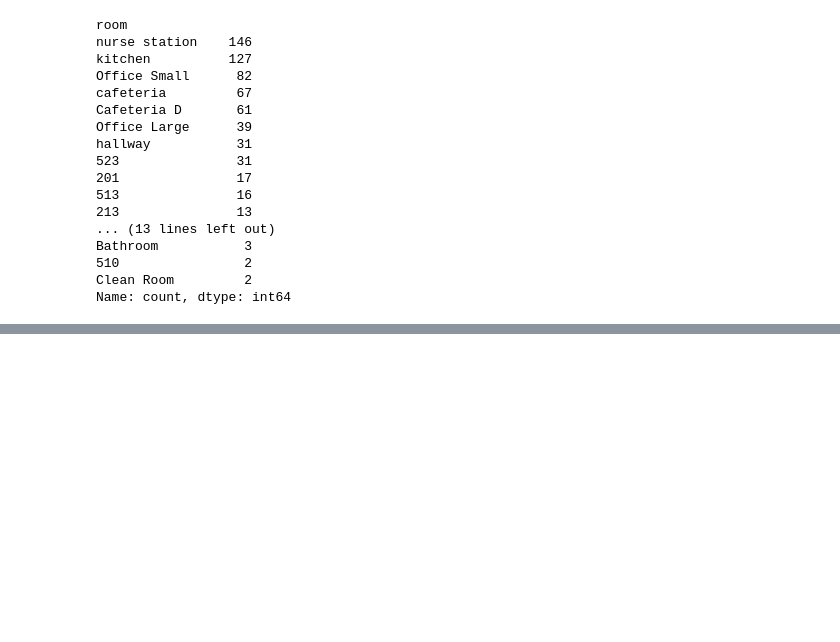
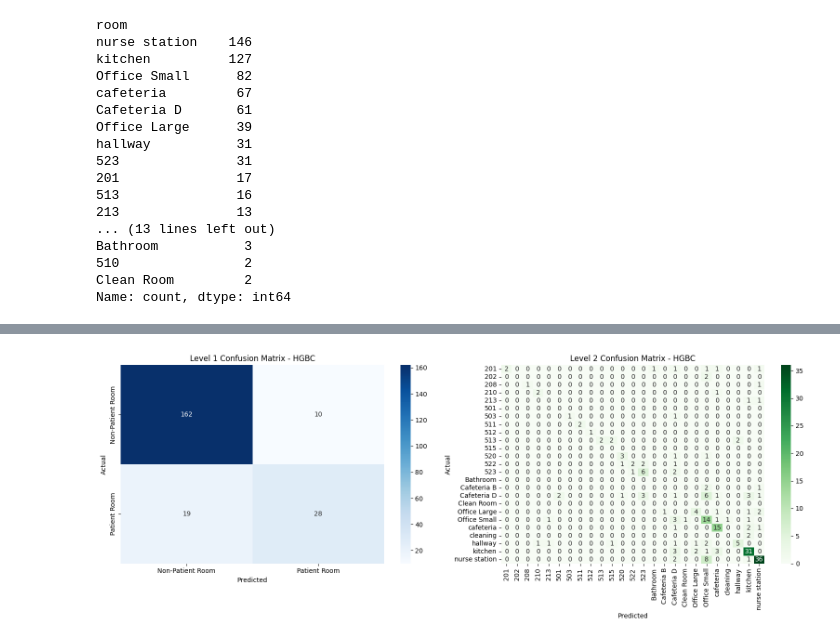
Before and after one commit to rakuzai/alcr-2026, a Jupyter notebook: code/notebook/main.ipynb, the cells around one changed output, grey strips where cells are left out. Saved outputs shown, nothing was run; the diff lists cells and outputs as text; code cells hidden in the pictures; blank space fills up the shorter version.

```diff
--- a/code/notebook/main.ipynb
+++ b/code/notebook/main.ipynb
@@ -467,0 +460,20 @@ results_df
+# %%
+# define hierarchy
+hierarchy = {
+    'Patient Room': ['201', '202', '208', '210', '213', '501', '503', '508', '510', '511', '512', '513', '515', '520', '522', '523'],
+    'Non-Patient Room': ['nurse station', 'kitchen', 'Office Small', 'Office Large', 'cafeteria', 'Cafeteria B', 'Cafeteria D', 'hallway', 'Bathroom', 'cleaning', 'Clean Room']
+}
+
+# create reverse mapping: room -> level1
+room_to_level1 = {}
+for level1, rooms in hierarchy.items():
+    for room in rooms:
+        room_to_level1[room] = level1
+
+print("Hierarchy mapping:")
+for level1, rooms in hierarchy.items():
+    print(f"\n{level1}:")
+    print(f"  {rooms}")
+
+print("\nRoom to Level1 mapping:")
+print(room_to_level1)
@@ -467,0 +618,65 @@ results_df
+# %%
+import matplotlib.pyplot as plt
+import seaborn as sns
+from sklearn.metrics import confusion_matrix
+
+# Pilih model terbaik (XGBoost untuk level 1, HGBC untuk level 2)
+best_model_name = "HGBC"
+
+# Train model terbaik
+clf_level1 = create_model(best_model_name)
+clf_level1.fit(X_train, y_l1_train)
+y_l1_pred = clf_level1.predict(X_test)
+
+# Level 2 classifiers
+clf_level2 = {}
+le_level2 = {}
+
+for level1_name in hierarchy.keys():
+    level1_idx = le_level1.transform([level1_name])[0]
+    mask_train = y_l1_train == level1_idx
+
+    if mask_train.sum() > 0:
+        le_level2[level1_name] = LabelEncoder()
+        y_subset = le_level2[level1_name].fit_transform(y_train[mask_train])
+
+        clf_level2[level1_name] = create_model(best_model_name)
+        clf_level2[level1_name].fit(X_train[mask_train], y_subset)
+
+# Hierarchical prediction for Level 2
+y_pred_rooms = []
+for i, level1_pred in enumerate(y_l1_pred):
+    level1_name = le_level1.inverse_transform([level1_pred])[0]
+    pred_encoded = clf_level2[level1_name].predict(X_test[i:i+1])[0]
+    room = le_level2[level1_name].inverse_transform([pred_encoded])[0]
+    y_pred_rooms.append(room)
+
+# Confusion Matrix Level 1
+fig, axes = plt.subplots(1, 2, figsize=(16, 6))
+
+cm_level1 = confusion_matrix(y_l1_test, y_l1_pred)
+sns.heatmap(cm_level1, annot=True, fmt='d', cmap='Blues',
+            xticklabels=le_level1.classes_,
+            yticklabels=le_level1.classes_,
+            ax=axes[0])
+axes[0].set_title(f'Level 1 Confusion Matrix - {best_model_name}')
+axes[0].set_xlabel('Predicted')
+axes[0].set_ylabel('Actual')
+
+# Confusion Matrix Level 2
+cm_level2 = confusion_matrix(y_test_rooms, y_pred_rooms)
+unique_rooms = sorted(set(y_test_rooms) | set(y_pred_rooms))
+sns.heatmap(cm_level2, annot=True, fmt='d', cmap='Greens',
+            xticklabels=unique_rooms,
+            yticklabels=unique_rooms,
+            ax=axes[1])
+axes[1].set_title(f'Level 2 Confusion Matrix - {best_model_name}')
+axes[1].set_xlabel('Predicted')
+axes[1].set_ylabel('Actual')
+axes[1].tick_params(axis='x', rotation=90)
+axes[1].tick_params(axis='y', rotation=0)
+
+plt.tight_layout()
+plt.show()
+# %% [output]
+[figure, added]
```
Also changed, not shown: parts of 6 cells of this notebook, 4 other files.
